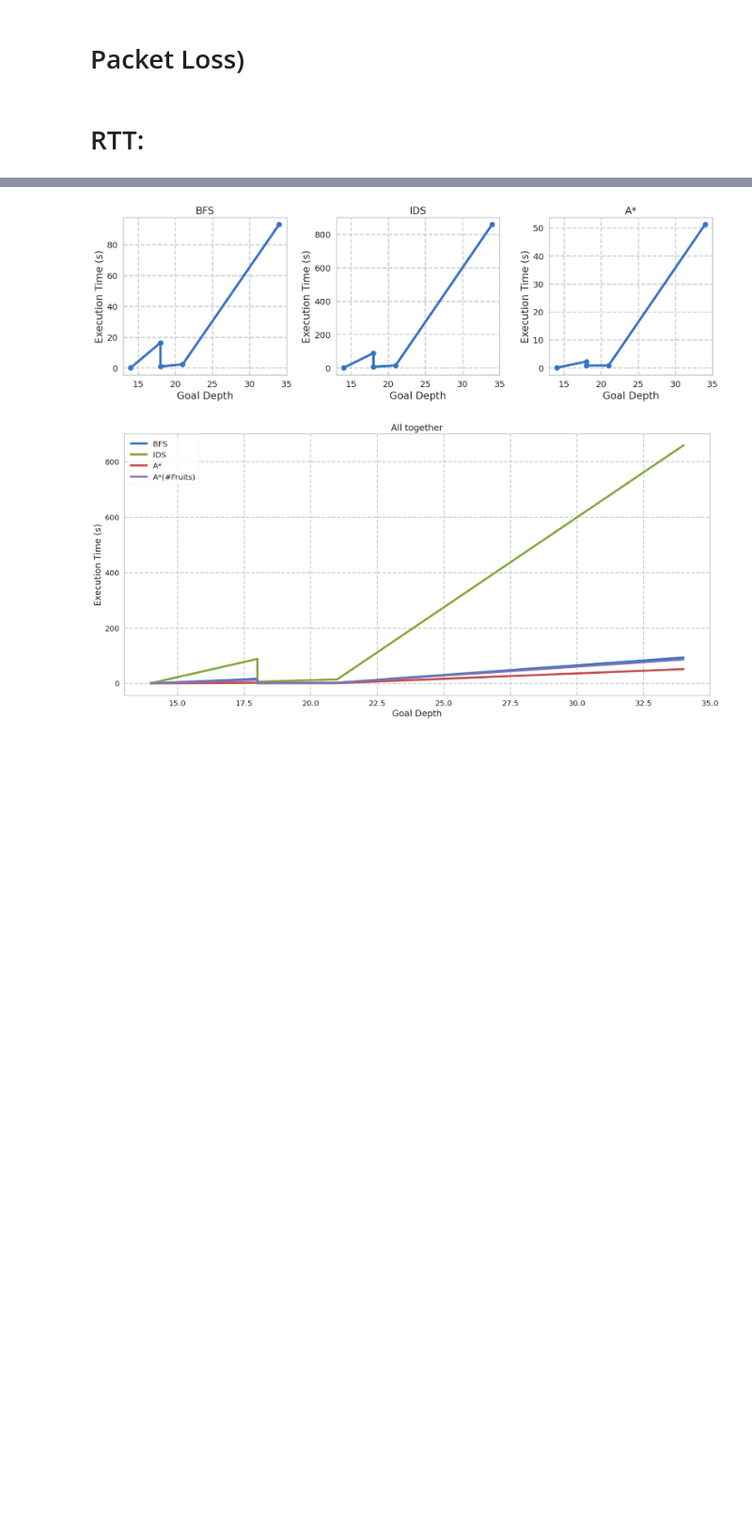
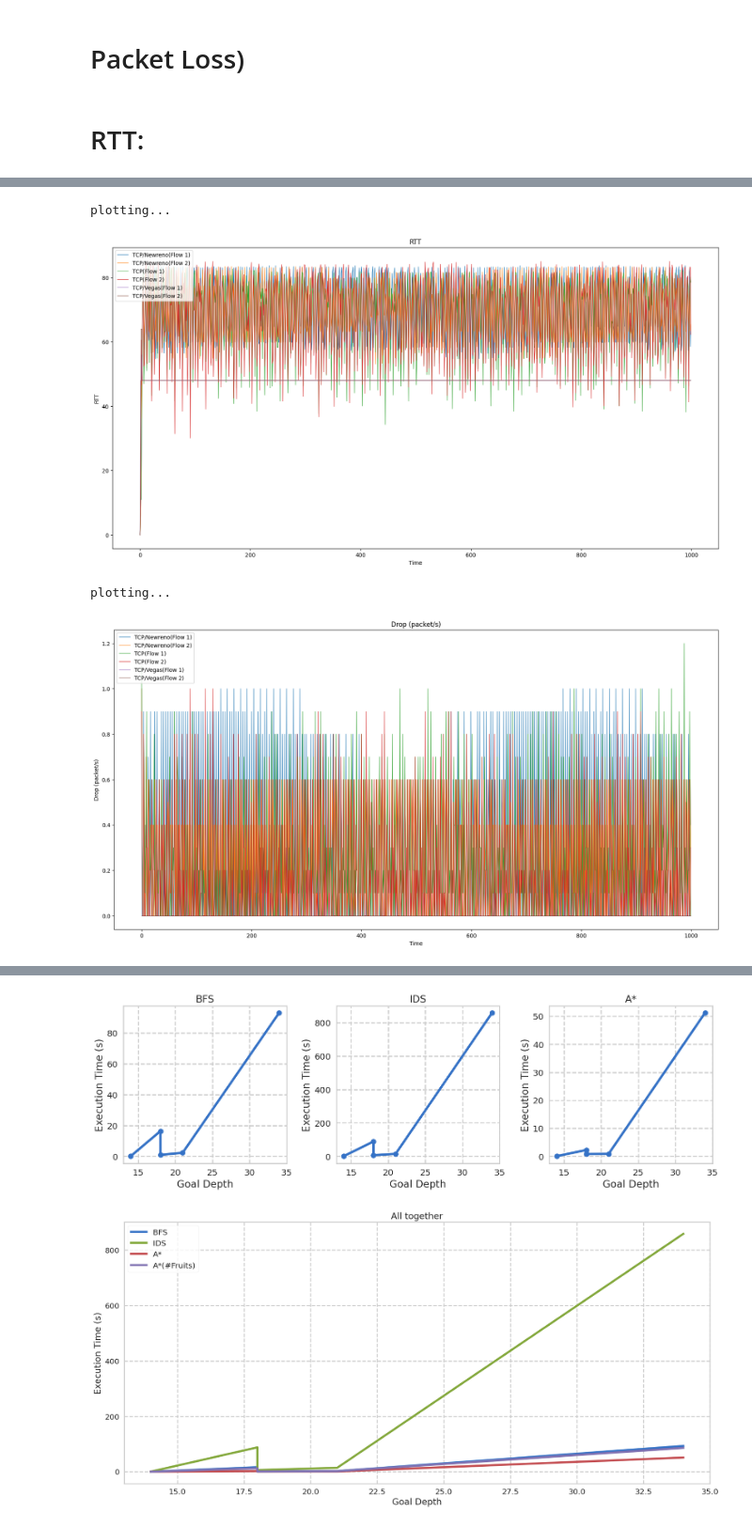
Before and after one commit to mohsenfayyaz/cn_ca_02_NS2, a Jupyter notebook: Report.ipynb, the cells around one changed output, grey strips where cells are left out. Shown at 94% size. Drawn from its saved outputs; the diff is of its cells as text; code cells hidden in the pictures; blank space fills up the shorter version.

Commit message:
Implement plotting drop rate

```diff
--- a/Report.ipynb
+++ b/Report.ipynb
@@ -169,3 +200,11 @@ plotting...
+# %%
+plotResults(rttResults, "RTT")
+plotResults(dropResults, "Drop (packet/s)")
+# %% [output]
+plotting...
+[figure, added]
+plotting...
+[figure, added]
 # %% [markdown]
 <table style="width:100%;">
     <tr></tr>
```
Also changed, not shown: parts of 3 cells of this notebook.
